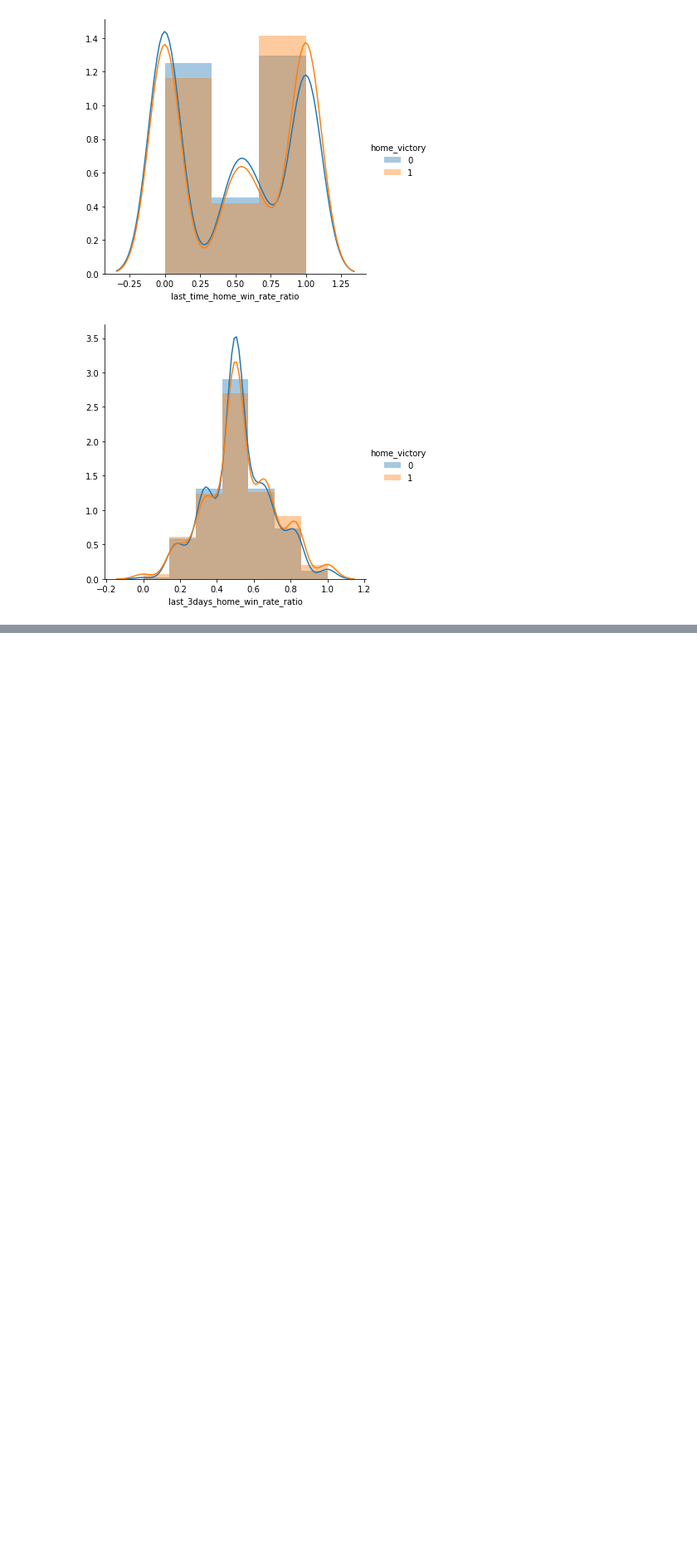
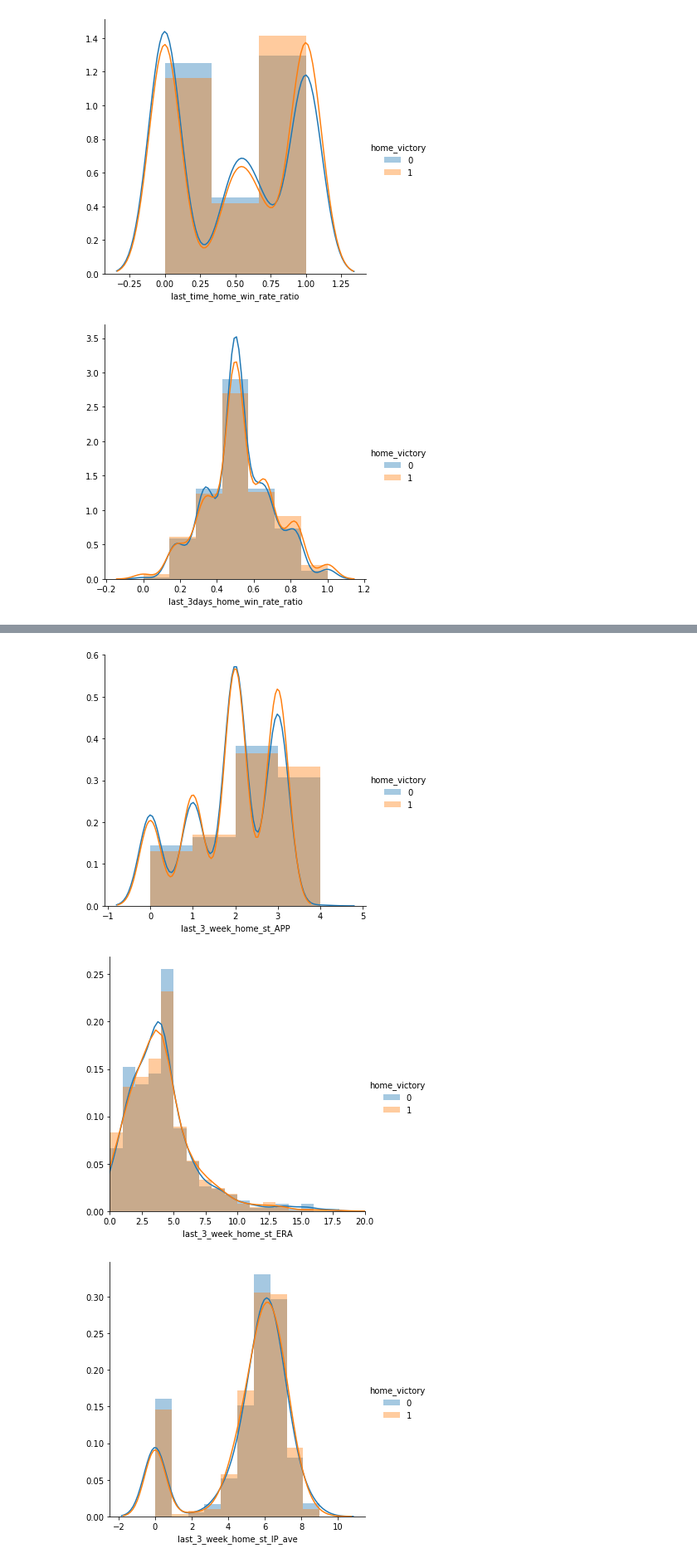
Before and after one commit to tubotu/baseball_predict, a Jupyter notebook: Untitled.ipynb, the cells around one changed output, grey strips where cells are left out. Shown at 83% size. Saved outputs shown, nothing was run; the diff lists cells and outputs as text; code cells hidden in the pictures; blank space fills up the shorter version.

```diff
--- a/Untitled.ipynb
+++ b/Untitled.ipynb
@@ -548,0 +554,16 @@ home_win_rate_Fg4 = home_win_rate_Fg4.map(sns.distplot, "last_3days_home_win_rat
+# %%
+home_win_rate_Fg11 = sns.FacetGrid(game_result, hue='home_victory', size=5)
+home_win_rate_Fg11 = home_win_rate_Fg11.map(sns.distplot, "last_3_week_home_st_APP",bins=np.arange(0, 5)).add_legend()
+home_win_rate_Fg12 = sns.FacetGrid(game_result, hue='home_victory', size=5)
+home_win_rate_Fg12.axes[0,0].set_xlim(0,20)
+home_win_rate_Fg12 = home_win_rate_Fg12.map(sns.distplot, "last_3_week_home_st_ERA",bins=np.arange(0, 40)).add_legend()
+home_win_rate_Fg13 = sns.FacetGrid(game_result, hue='home_victory', size=5)
+home_win_rate_Fg13 = home_win_rate_Fg13.map(sns.distplot, "last_3_week_home_st_IP_ave",bins=10).add_legend()
+home_win_rate_Fg14 = sns.FacetGrid(game_result, hue='home_victory', size=5)
+home_win_rate_Fg14 = home_win_rate_Fg14.map(sns.distplot, "last_week_home_runs",bins=10).add_legend()
+home_win_rate_Fg15 = sns.FacetGrid(game_result, hue='home_victory', size=5)
+home_win_rate_Fg15 = home_win_rate_Fg15.map(sns.distplot, "last_week_home_runs_allowed",bins=10).add_legend()
+# %% [output]
+[figure, added]
+[figure, added]
+[figure, added]
```
Also changed, not shown: parts of 13 cells of this notebook.
